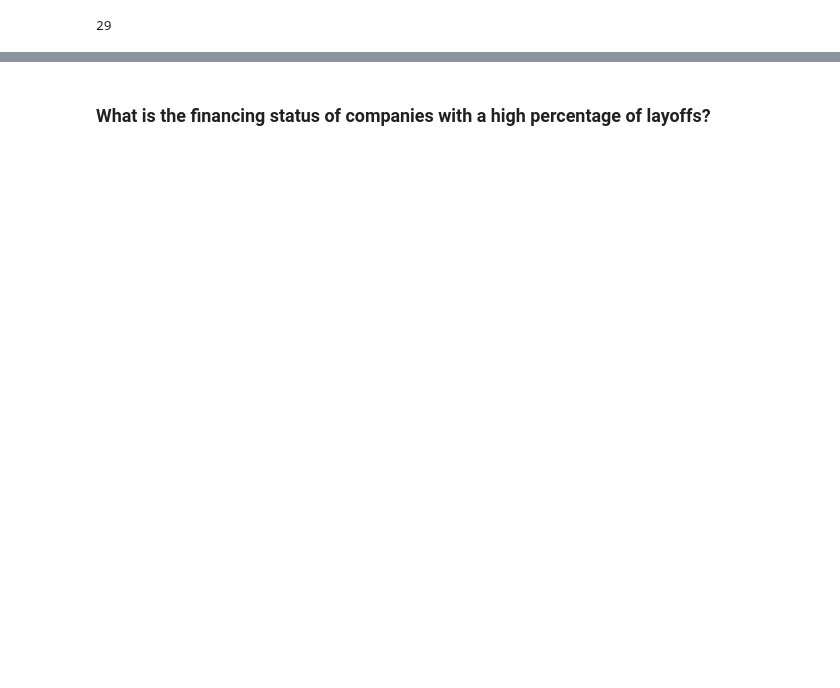
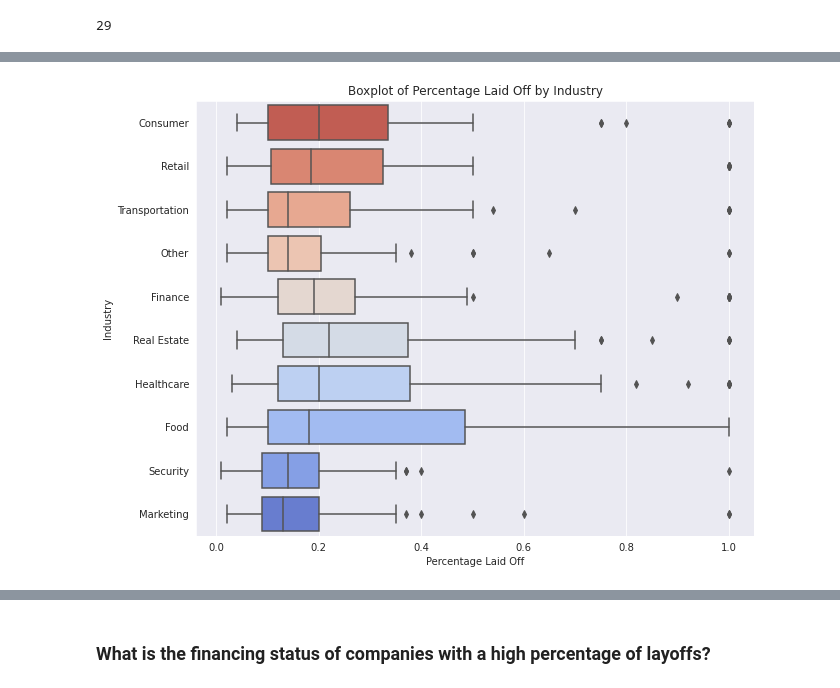
Before and after one commit to Maia97/layoffs-2022-analysis, a Jupyter notebook: layoffs-2022-analysis.ipynb, the cells around one changed output, grey strips where cells are left out. Cells and saved outputs as stored; diff of their text form; code cells hidden in the pictures; blank space fills up the shorter version.

```diff
--- a/layoffs-2022-analysis.ipynb
+++ b/layoffs-2022-analysis.ipynb
@@ -148 +224,11 @@ Index(['company', 'location', 'industry', 'total_laid_off',
+# %%
+# boxplot of pct layoff
+plt.figure(figsize=(10, 8))
+ax = sns.boxplot(x="percentage_laid_off", y="industry", data=df, order=inds, palette='coolwarm_r')
+plt.title('Boxplot of Percentage Laid Off by Industry')
+plt.xlabel('Percentage Laid Off')
+plt.ylabel('Industry')
+plt.show()
+# %% [output]
+[figure, added]
 # %%
```
Also changed, not shown: parts of 23 cells of this notebook.
